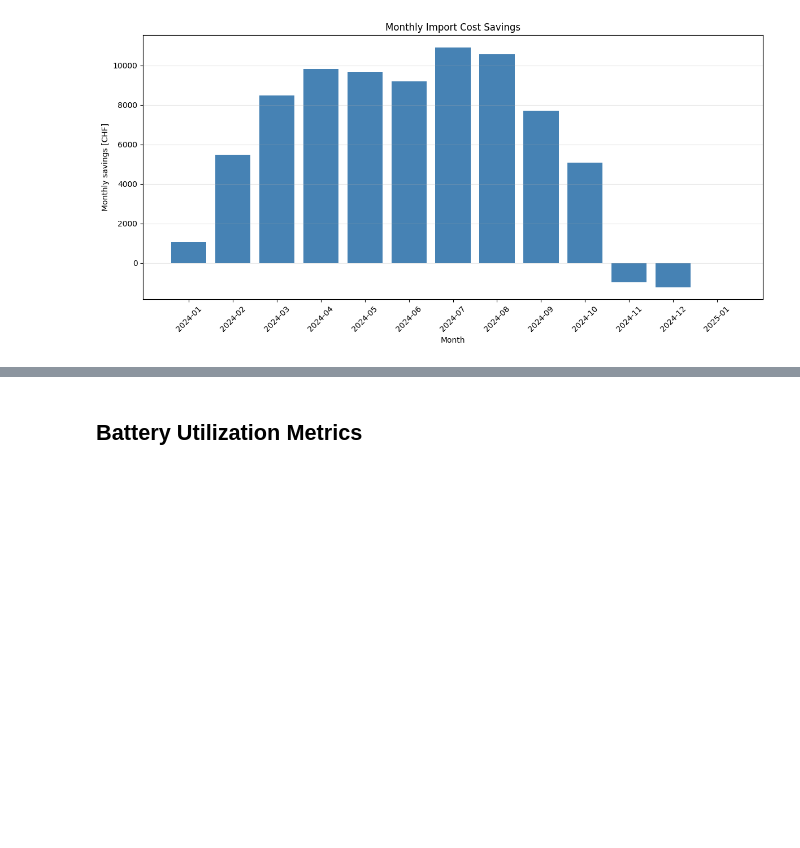
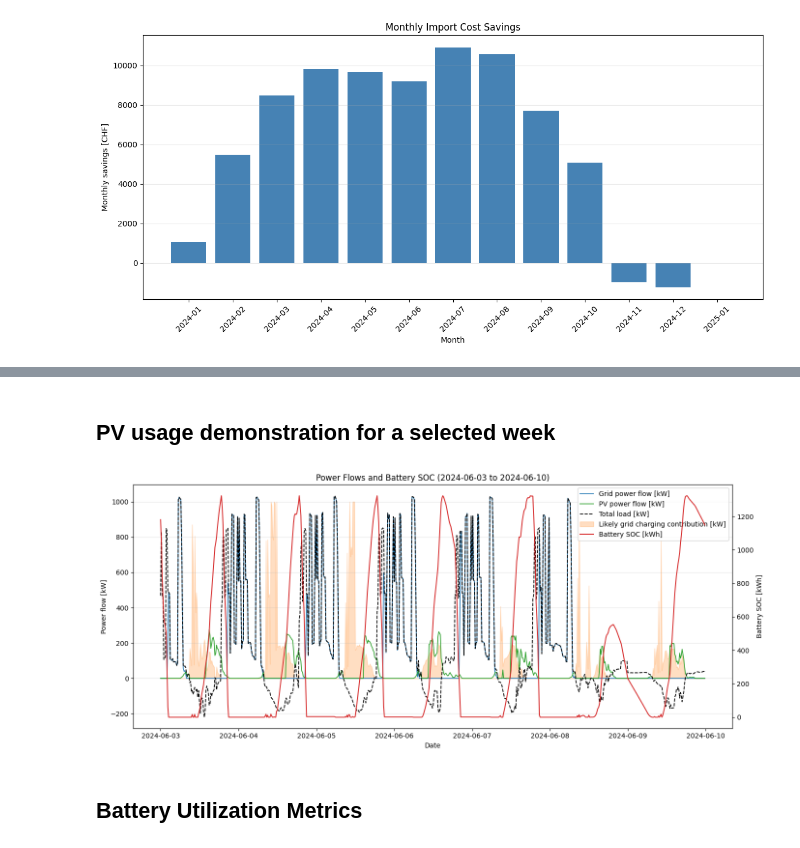
Before and after one commit to diegomalsiner1/CS1-Swiss-Post, a Jupyter notebook: results_sheet.ipynb, the cells around one changed output, grey strips where cells are left out. Saved outputs shown, nothing was run; the diff lists cells and outputs as text; code cells hidden in the pictures; blank space fills up the shorter version.

```diff
--- a/results_sheet.ipynb
+++ b/results_sheet.ipynb
@@ -258,3 +275,67 @@ else:
+# %%
+# Power flows and battery to showcase PV usage
+display(Markdown("## PV usage demonstration for a selected week"))
+
+start_date = "2024-06-03"  # inclusive
+end_date = "2024-06-10"  # exclusive (set +7 days for one week)
+
+start_ts = pd.Timestamp(start_date)
+end_ts = pd.Timestamp(end_date)
+
+date_mask = (df["timestamp"] >= start_ts) & (df["timestamp"] < end_ts)
+df_sel = df.loc[date_mask].copy()
+
+if df_sel.empty:
+    print(f"No data available between {start_date} and {end_date}.")
+else:
+    # Approximate portion of battery charging that must come from the grid
+    # (when charging power exceeds instantaneous PV flow)
+    df_sel["grid_to_battery_proxy"] = (df_sel["battery_charge_power"] - df_sel["pv_flow"]).clip(lower=0)
+
+    fig, ax1 = plt.subplots(figsize=(14, 6))
+    ax2 = ax1.twinx()
+
+    ax1.plot(df_sel["timestamp"], df_sel["grid_flow"], color="tab:blue", linewidth=1.2, label="Grid power flow [kW]")
+    ax1.plot(df_sel["timestamp"], df_sel["pv_flow"], color="tab:green", linewidth=1.2, label="PV power flow [kW]")
+
+    if "total_load" in df_sel.columns:
+        ax1.plot(
+            df_sel["timestamp"],
+            df_sel["total_load"],
+            color="black",
+            linestyle="--",
+            linewidth=1.3,
+            label="Total load [kW]",
+        )
+    else:
+        print("Warning: 'total_load' not found in selected data. Plotting without total load line.")
+
+    ax1.fill_between(
+        df_sel["timestamp"],
+        0,
+        df_sel["grid_to_battery_proxy"],
+        color="tab:orange",
+        alpha=0.25,
+        label="Likely grid charging contribution [kW]",
+    )
+
+    ax2.plot(df_sel["timestamp"], df_sel["battery_soc"], color="tab:red", linewidth=1.4, label="Battery SOC [kWh]")
+
+    ax1.set_xlabel("Date")
+    ax1.set_ylabel("Power flow [kW]")
+    ax2.set_ylabel("Battery SOC [kWh]")
+    ax1.set_title(f"Power Flows and Battery SOC ({start_date} to {end_date})")
+    ax1.grid(axis="y", alpha=0.3)
+
+    handles1, labels1 = ax1.get_legend_handles_labels()
+    handles2, labels2 = ax2.get_legend_handles_labels()
+    ax1.legend(handles1 + handles2, labels1 + labels2, loc="upper right")
+
+    plt.tight_layout()
+    plt.show()
+# %% [output]
+## PV usage demonstration for a selected week
+[figure, added]
 # %%
 display(Markdown("## Battery Utilization Metrics"))
 display(df_battery_util.style.format({"Value": format_value}))
```
Also changed, not shown: parts of 1 cell of this notebook.
